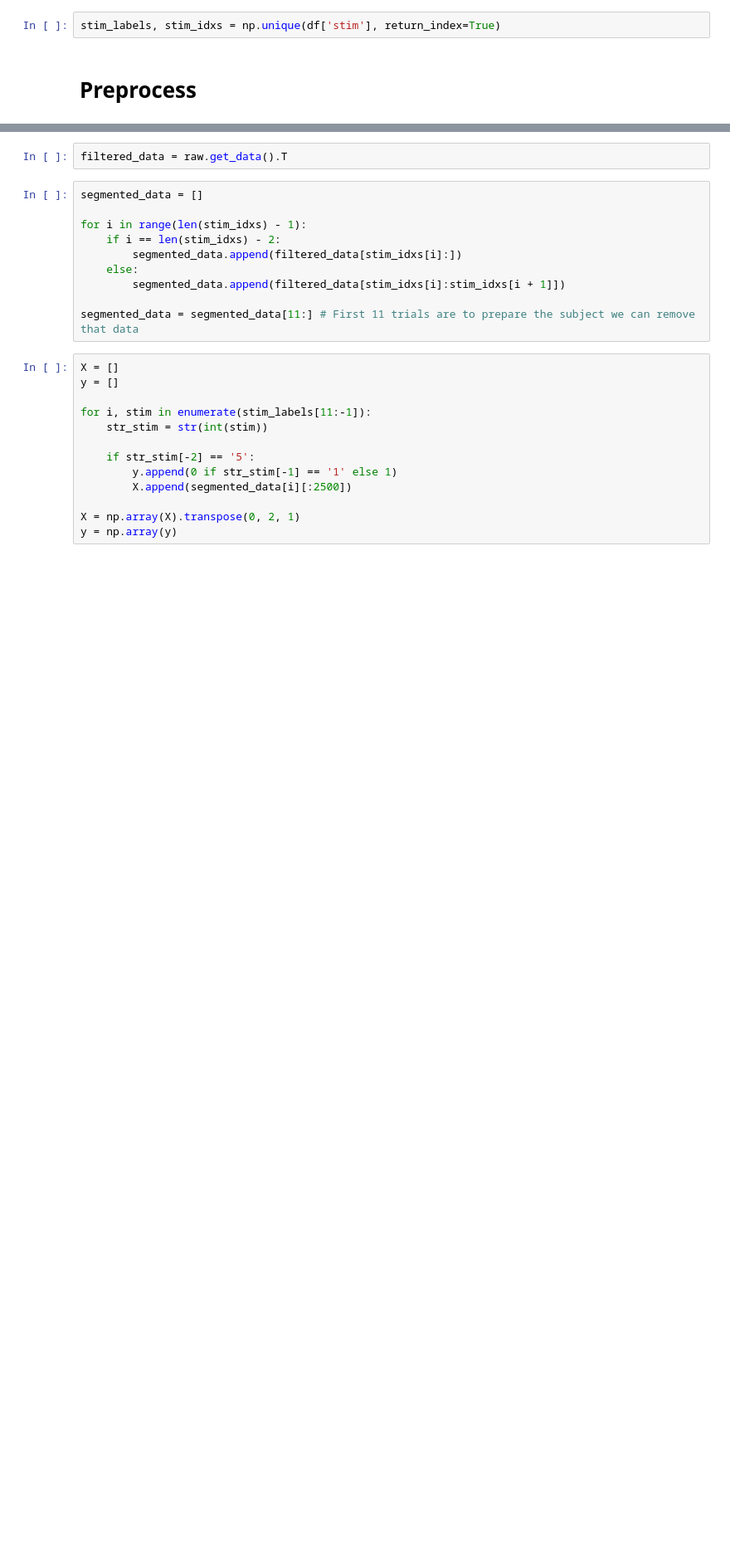
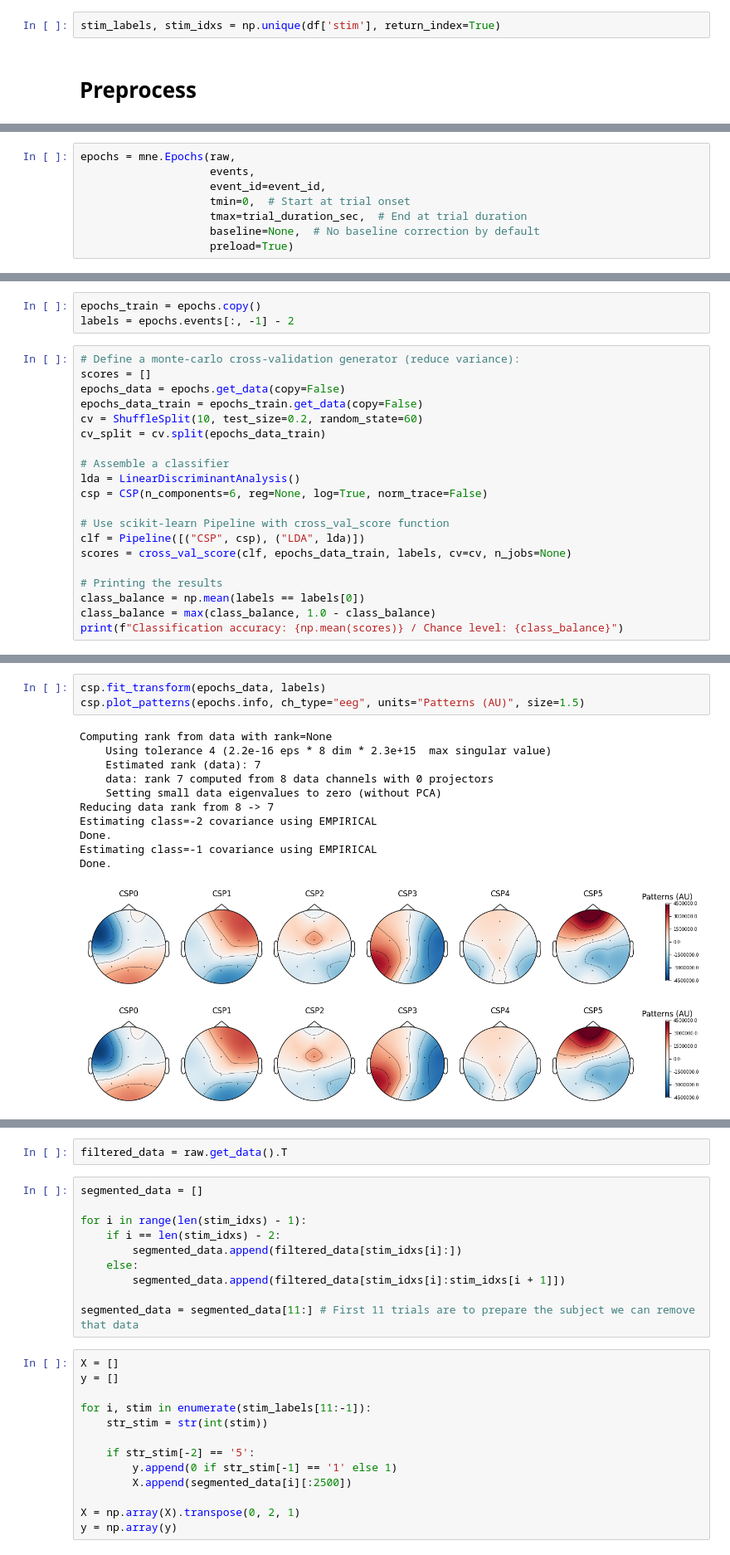
Before and after one commit to JHUBCIS/multimodal-bci-robot, a Jupyter notebook: EEG/notebooks/MI/analyze_MI_data.ipynb, the cells around one changed output, grey strips where cells are left out. Shown at 83% size. Cells and saved outputs as stored; diff of their text form; blank space fills up the shorter version.

```diff
--- a/EEG/notebooks/MI/analyze_MI_data.ipynb
+++ b/EEG/notebooks/MI/analyze_MI_data.ipynb
@@ -70,0 +129,8 @@ Designing a one-pass, zero-phase, non-causal bandpass filter:
+# %%
+epochs = mne.Epochs(raw,
+                    events,
+                    event_id=event_id,
+                    tmin=0,  # Start at trial onset
+                    tmax=trial_duration_sec,  # End at trial duration
+                    baseline=None,  # No baseline correction by default
+                    preload=True)
@@ -70,0 +147,23 @@ Designing a one-pass, zero-phase, non-causal bandpass filter:
+# %%
+epochs_train = epochs.copy()
+labels = epochs.events[:, -1] - 2
+# %%
+# Define a monte-carlo cross-validation generator (reduce variance):
+scores = []
+epochs_data = epochs.get_data(copy=False)
+epochs_data_train = epochs_train.get_data(copy=False)
+cv = ShuffleSplit(10, test_size=0.2, random_state=60)
+cv_split = cv.split(epochs_data_train)
+
+# Assemble a classifier
+lda = LinearDiscriminantAnalysis()
+csp = CSP(n_components=6, reg=None, log=True, norm_trace=False)
+
+# Use scikit-learn Pipeline with cross_val_score function
+clf = Pipeline([("CSP", csp), ("LDA", lda)])
+scores = cross_val_score(clf, epochs_data_train, labels, cv=cv, n_jobs=None)
+
+# Printing the results
+class_balance = np.mean(labels == labels[0])
+class_balance = max(class_balance, 1.0 - class_balance)
+print(f"Classification accuracy: {np.mean(scores)} / Chance level: {class_balance}")
@@ -70,0 +188,16 @@ Designing a one-pass, zero-phase, non-causal bandpass filter:
+# %%
+csp.fit_transform(epochs_data, labels)
+csp.plot_patterns(epochs.info, ch_type="eeg", units="Patterns (AU)", size=1.5)
+# %% [output]
+Computing rank from data with rank=None
+    Using tolerance 4 (2.2e-16 eps * 8 dim * 2.3e+15  max singular value)
+    Estimated rank (data): 7
+    data: rank 7 computed from 8 data channels with 0 projectors
+    Setting small data eigenvalues to zero (without PCA)
+Reducing data rank from 8 -> 7
+Estimating class=-2 covariance using EMPIRICAL
+Done.
+Estimating class=-1 covariance using EMPIRICAL
+Done.
+[figure, added]
+[figure, added]
```
Also changed, not shown: parts of 19 cells of this notebook.
